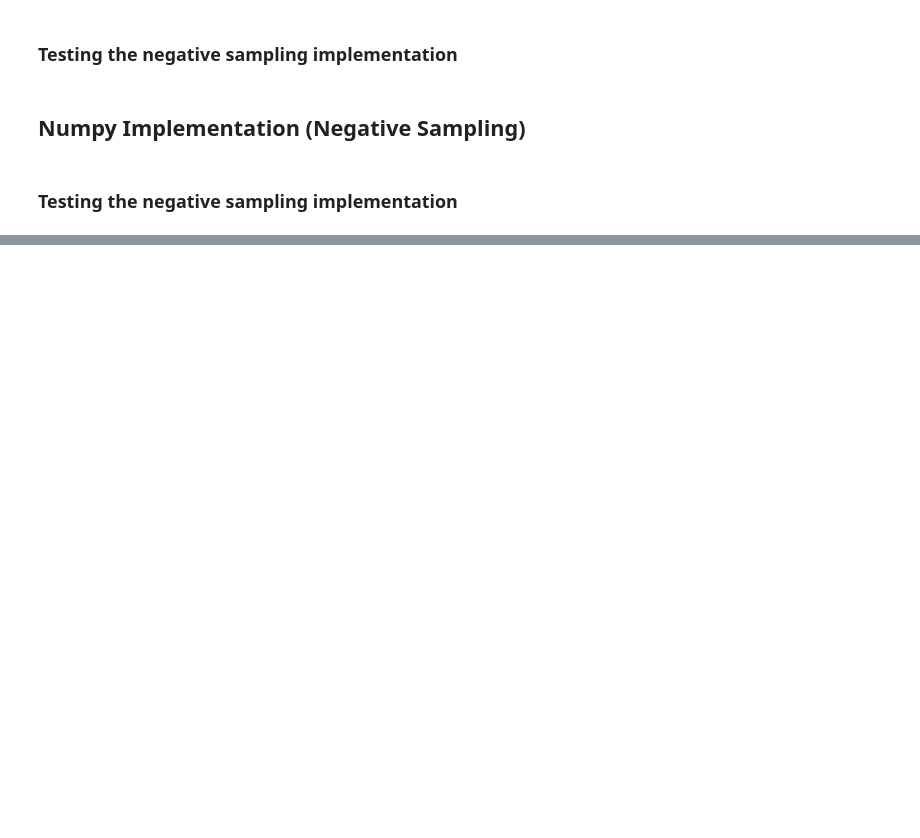
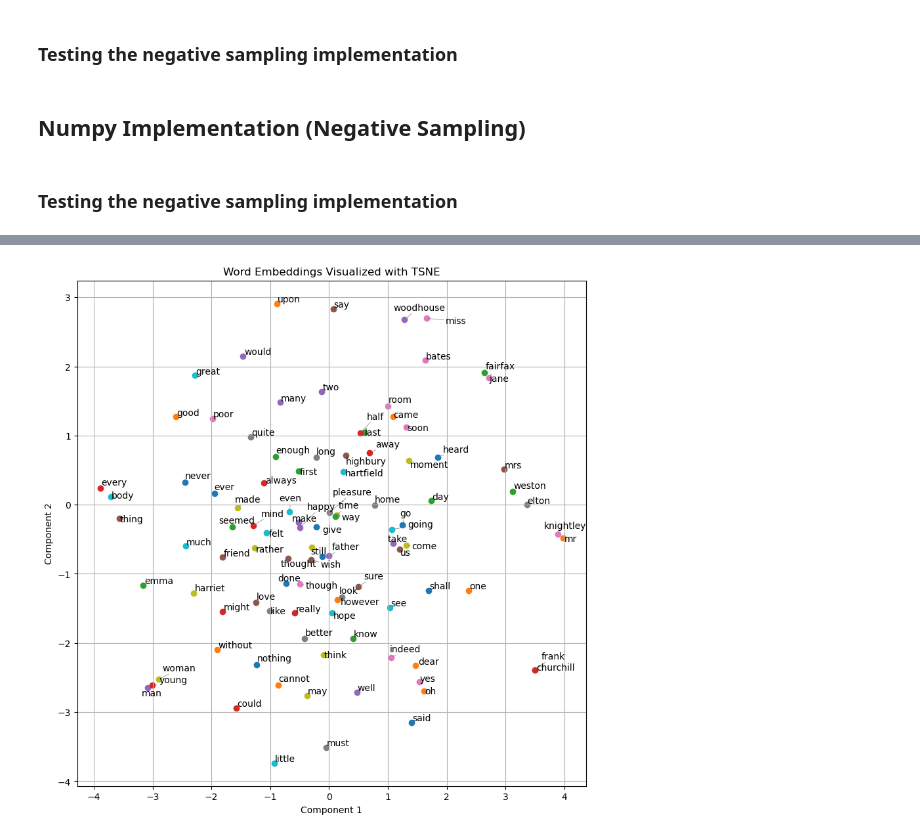
Before and after one commit to danielerussica/word2vec_numpy, a Jupyter notebook: word2vec.ipynb, the cells around one changed output, grey strips where cells are left out. Saved outputs shown, nothing was run; the diff lists cells and outputs as text; code cells hidden in the pictures; blank space fills up the shorter version.

```diff
--- a/word2vec.ipynb
+++ b/word2vec.ipynb
@@ -493,11 +500,11 @@ print(f"Vocab size: {len(g_word2idx)}")
 print(f"Total sentences: {len(g_encoded_corpus)}")
 
 # generate skipgram pairs
-g_centers, g_contexts = generate_skipgram_pairs(g_encoded_corpus, window_size=5)
+g_centers, g_contexts = generate_skipgram_pairs(g_encoded_corpus, window_size=3)
 print(f"Training pairs: {len(g_centers)}")
 
 # train
-g_epochs = 20
+g_epochs = 50
 g_batch_size = 1024
 g_emb_dim = 128
 g_num_negatives = 10
@@ -542,7 +549,8 @@ for epoch in range(g_epochs):
         total_loss += loss.item() * x_batch.shape[0]
 
     avg_loss = total_loss / len(g_x)
-    print(f"Epoch {epoch+1}/{g_epochs}, Avg Loss: {avg_loss:.4f}")
+    if (epoch + 1) % 5 == 0:
+        print(f"Epoch {epoch+1}/{g_epochs}, Avg Loss: {avg_loss:.4f}")
 
 # visualize top 100 most common words
 word_counts = Counter()
@@ -695,12 +705,12 @@ g_centers, g_contexts = generate_skipgram_pairs(g_encoded_corpus, window_size=5)
 print(f"Training pairs: {len(g_centers)}")
 
 # train
-g_epochs = 10
+g_epochs = 20
 g_batch_size = 512
-g_emb_dim = 64
+g_emb_dim = 128
 g_num_negatives = 5
 g_vocab_size = len(g_word2idx)
-g_lr = 0.01
+g_lr = 0.005
 
 # Build unigram counts aligned with vocabulary indices.
 g_counts = np.zeros(g_vocab_size, dtype=np.float64)
@@ -737,5 +747,3 @@ for sent in g_encoded_corpus:
 top_100 = [idx for idx, _ in word_counts.most_common(100)]
 top_embeddings = g_model.W1[top_100]
 top_idx2word = {i: g_idx2word[idx] for i, idx in enumerate(top_100)}
-
-plot_embeddings(top_embeddings, top_idx2word, method='pca')
@@ -741,0 +768,4 @@ plot_embeddings(top_embeddings, top_idx2word, method='pca')
+# %%
+plot_embeddings(top_embeddings, top_idx2word, method='tsne')
+# %% [output]
+[figure, added]
```
Also changed, not shown: parts of 9 cells of this notebook, 4 other files.
